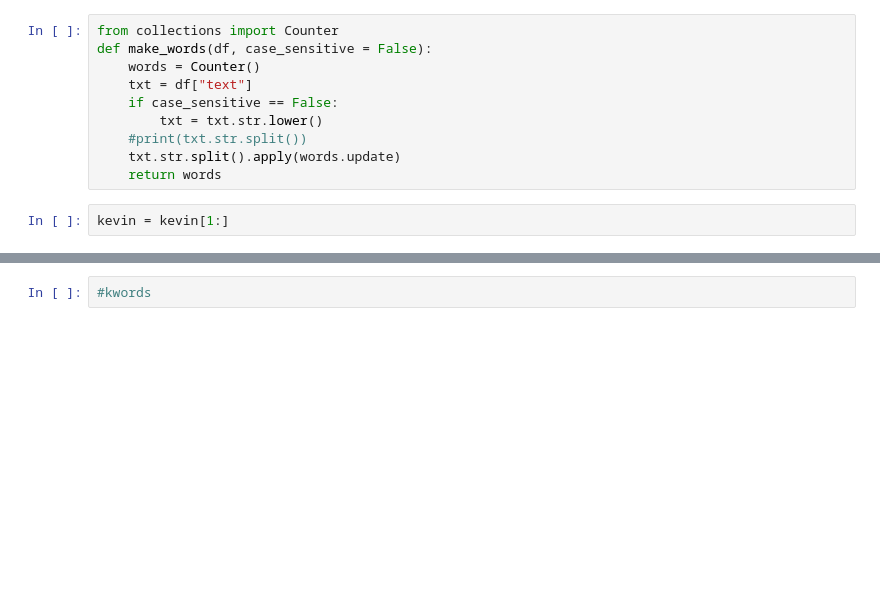
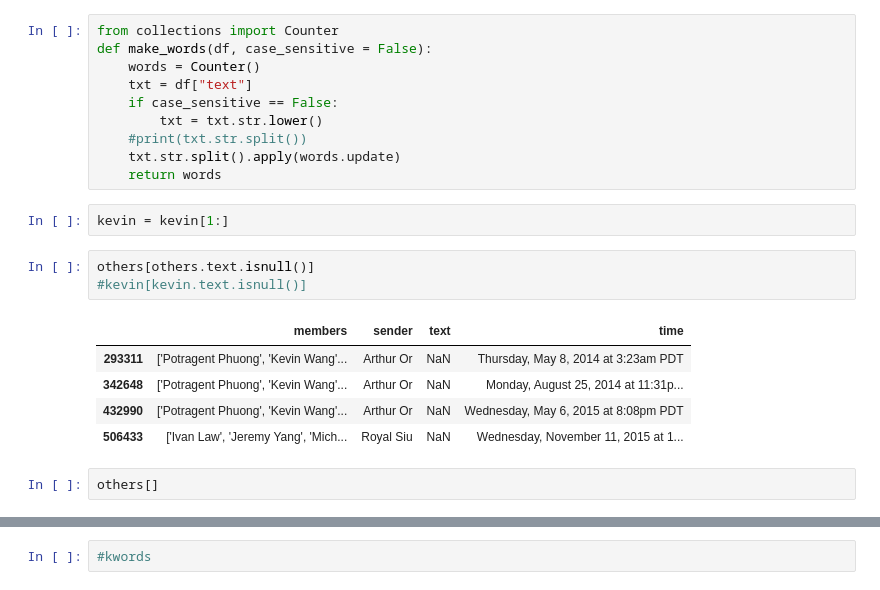
Before and after one commit to VitamintK/Facebook-Message-Analysis, a Jupyter notebook: fbma.ipynb, the cells around one changed output, grey strips where cells are left out. Saved outputs shown, nothing was run; the diff lists cells and outputs as text; blank space fills up the shorter version.

```diff
--- a/fbma.ipynb
+++ b/fbma.ipynb
@@ -48,5 +48,16 @@ def make_words(df, case_sensitive = False):
     return words
 # %%
 kevin = kevin[1:]
+# %%
+others[others.text.isnull()]
+#kevin[kevin.text.isnull()]
+# %% [output]
+|  | members | sender | text | time |
+| 293311 | ['Potragent Phuong', 'Kevin Wang'... | Arthur Or | NaN | Thursday, May 8, 2014 at 3:23am PDT |
+| 342648 | ['Potragent Phuong', 'Kevin Wang'... | Arthur Or | NaN | Monday, August 25, 2014 at 11:31p... |
+| 432990 | ['Potragent Phuong', 'Kevin Wang'... | Arthur Or | NaN | Wednesday, May 6, 2015 at 8:08pm PDT |
+| 506433 | ['Ivan Law', 'Jeremy Yang', 'Mich... | Royal Siu | NaN | Wednesday, November 11, 2015 at 1... |
+# %%
+others[]
 # %%
 kwords = make_words(kevin)
```
Also changed, not shown: parts of 18 cells of this notebook, 2 other files.
